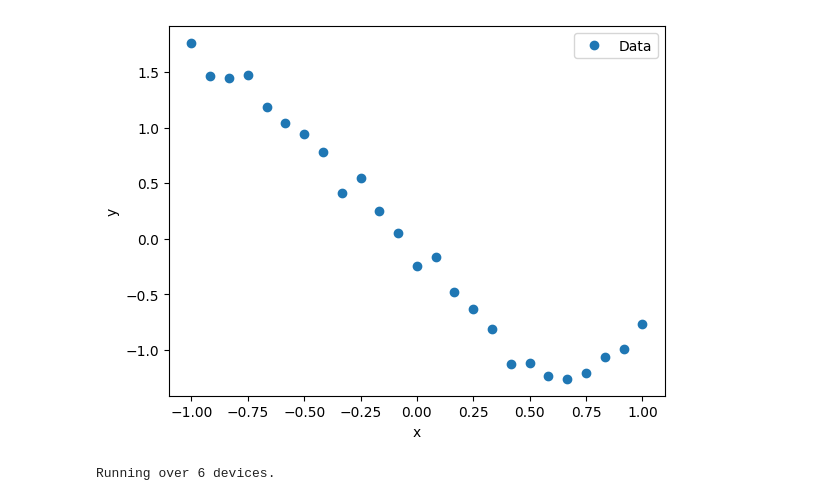
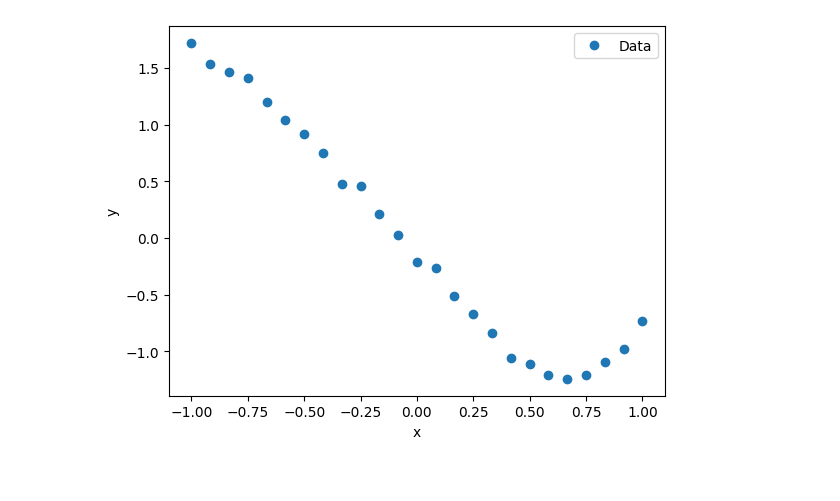
Before and after one commit to Joshuaalbert/jaxns, a Jupyter notebook: docs/examples/trans_dimensional_inference.ipynb, the cells around one changed output. Saved outputs shown, nothing was run; the diff lists cells and outputs as text; code cells hidden in the pictures.

```diff
--- a/docs/examples/trans_dimensional_inference.ipynb
+++ b/docs/examples/trans_dimensional_inference.ipynb
@@ -34,14 +25,15 @@ ModuleNotFoundError: No module named 'jaxns.framework.context'
 # %%
 x = jnp.linspace(-1, 1, 25)
 N_true = 5
-alpha = jax.random.normal(random.PRNGKey(42), shape=(N_true + 1,))
-y = jnp.polyval(alpha[::-1], x) + 0.05 * jax.random.normal(random.PRNGKey(43), shape=x.shape)
+noise_scale = jnp.asarray(0.05)
+alpha = random.normal(random.PRNGKey(42), shape=(N_true + 1,))
+y = jnp.polyval(alpha[::-1], x) + noise_scale * random.normal(random.PRNGKey(43), shape=x.shape)
 
 plt.plot(x, y, 'o', label='Data')
 plt.xlabel('x')
 plt.ylabel('y')
 plt.legend()
 plt.show()
 # %% [output]
-[figure, old version]
+[figure, new version]
 # %%
@@ -60,13 +49,3 @@ def prior_model():
 
 
 model = Model(prior_model=prior_model)
-# %%
-
-
-# Create the nested sampler class. In this case without any tuning.
-ns = NestedSampler(model=model, difficult_model=True)
-
-termination_reason, state = ns(random.PRNGKey(42))
-results = ns.to_results(termination_reason=termination_reason, state=state)
-# %% [output]
-Running over 6 devices.
```
Also changed, not shown: parts of 9 cells of this notebook, 27 other files.
